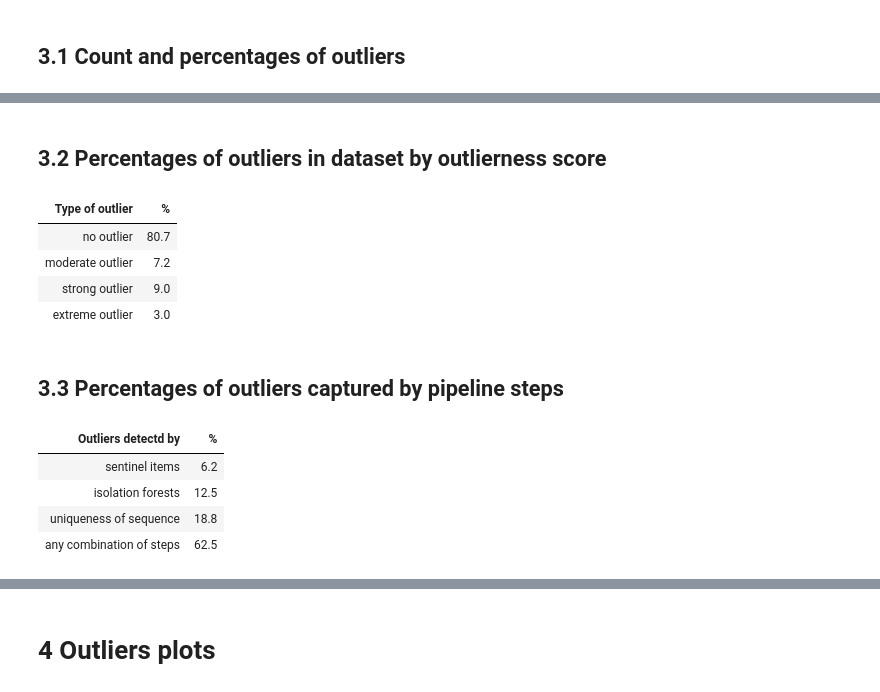
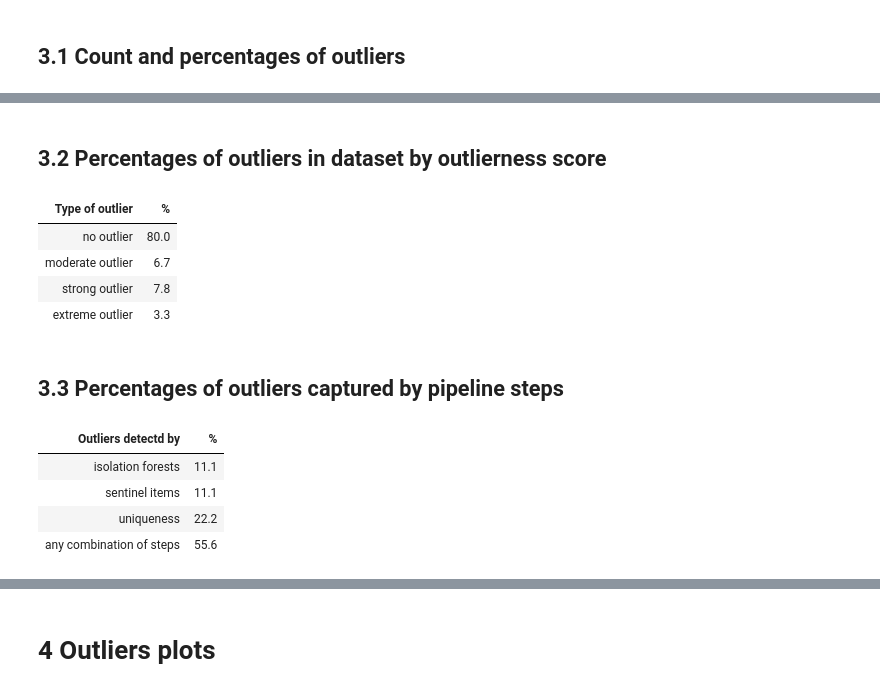
Before and after one commit to alkaest2002/mhsc, a Jupyter notebook: analysis.ipynb, the cells around one changed output, grey strips where cells are left out. Drawn from its saved outputs; the diff is of its cells as text; code cells hidden in the pictures.

```diff
--- a/analysis.ipynb
+++ b/analysis.ipynb
@@ -351,5 +351,5 @@ perc_of_otuliers = round(count_of_outliers / df.shape[0] * 100, 1)
-# %% [markdown]
-## 3.2 Percentages of outliers in dataset by outlierness score
+# %% [markdown]
+## 3.2 Percentages of outliers in dataset by outlierness score
 # %%
 # select outlier columns (except missing, as in our dataset there are no profiles with missing items)
 outliers_columns = df.filter(regex="outlier_(?!missing)").columns.to_list()
@@ -365,57 +365,64 @@ outlier_scores = (
     df.pivot_table(index=outliers_columns, values="bio_gender", aggfunc=np.size).reset_index(drop=False)
 )
 
-grouping = pd.Series(
-        ["extreme outlier","strong outlier","strong outlier","moderate outlier","strong outlier",
-         "strong outlier","strong outlier","moderate outlier","moderate outlier","moderate outlier","no outlier"])
+type_of_outlier = pd.Series(
+        ["extreme outlier","strong outlier","strong outlier","strong outlier","moderate",
+         "strong outlier","strong outlier","strong outlier","moderate outlier",
+         "moderate outlier","moderate outlier","no outlier"])
 
 (
-    (outlier_scores.groupby(grouping)["bio_gender"].sum() / df.shape[0])
-        .to_frame()
-        .reindex(["no outlier", "moderate outlier","strong outlier","extreme outlier"])
-        .reset_index(drop=False)
-        .rename(columns={"index":"Type of outlier", "bio_gender": "%"})
-        .style
-            .hide()
-            .format(lambda x: round(x*100, 1), subset=["%"])
+    (outlier_scores
+        .sort_values(by=outliers_columns)
+        .assign(type_of_outlier=type_of_outlier)
+        .groupby(type_of_outlier)[["bio_gender"]].sum() / df.shape[0]
+    ).reindex(["no outlier", "moderate outlier","strong outlier","extreme outlier"])
+    .reset_index(drop=False)
+    .rename(columns={"index":"Type of outlier", "bio_gender": "%"})
+    .style
+        .hide()
+        .format(lambda x: round(x*100, 1), subset=["%"])
 )
 # %% [output]
 | Type of outlier | % |
-| no outlier | 80.7 |
-| moderate outlier | 7.2 |
-| strong outlier | 9.0 |
-| extreme outlier | 3.0 |
+| no outlier | 80.0 |
+| moderate outlier | 6.7 |
+| strong outlier | 7.8 |
+| extreme outlier | 3.3 |
-# %% [markdown]
-## 3.3 Percentages of outliers captured by pipeline steps
+# %% [markdown]
+## 3.3 Percentages of outliers captured by pipeline steps
 # %%
 outliers_columns = df.filter(regex="outlier_").columns.to_list()
 
 outliers_by_step = (df[(df[outliers_columns] == -1).any(axis=1)][outliers_columns])
 
-grouping = [
-    "any combination of steps","uniqueness of sequence","any combination of steps",
-    "any combination of steps","any combination of steps","isolation forests",
-    "sentinel items","any combination of steps","any combination of steps","isolation forests"
+strategy = [
+    "any combination of steps","any combination of steps","any combination of steps",
+    "any combination of steps","sentinel items","any combination of steps",
+    "any combination of steps","any combination of steps","uniqueness",
+    "isolation forests","isolation forests",
 ]
-
 
 (
     (outliers_by_step
         .astype(str)
-        .value_counts(normalize=True)
+        .value_counts(normalize=True, sort=False)
         .reset_index(drop=False)
-        .groupby(grouping)
+        .sort_values(by=outliers_columns)
+        .assign(strategy=strategy)
+        .groupby("strategy")
+            [["proportion"]]
             .sum().sort_values(by="proportion")
-    )[["proportion"]].rename(columns={"proportion": "%"})
         .reset_index(drop=False)
-        .rename(columns={"index":"Outliers detectd by","%":"%"})
+        .rename(columns={"strategy":"Outliers detectd by","proportion":"%"})
         .style
             .hide()
             .format(lambda x: round(x*100, 1), subset=["%"])
+
+    )
 )
 # %% [output]
 | Outliers detectd by | % |
-| sentinel items | 6.2 |
-| isolation forests | 12.5 |
-| uniqueness of sequence | 18.8 |
-| any combination of steps | 62.5 |
+| isolation forests | 11.1 |
+| sentinel items | 11.1 |
+| uniqueness | 22.2 |
+| any combination of steps | 55.6 |
```
Also changed, not shown: parts of 27 cells of this notebook, 6 other files.
